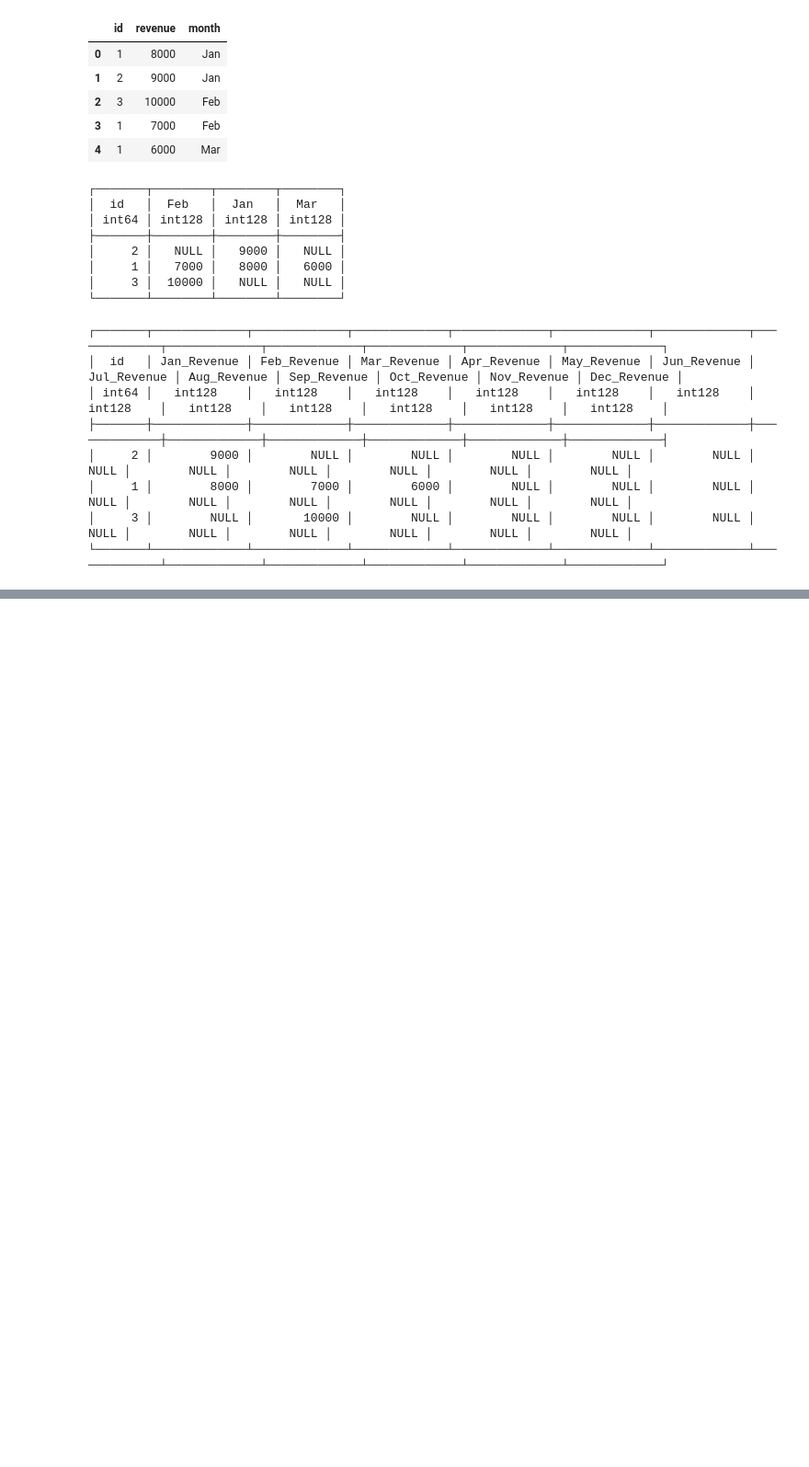
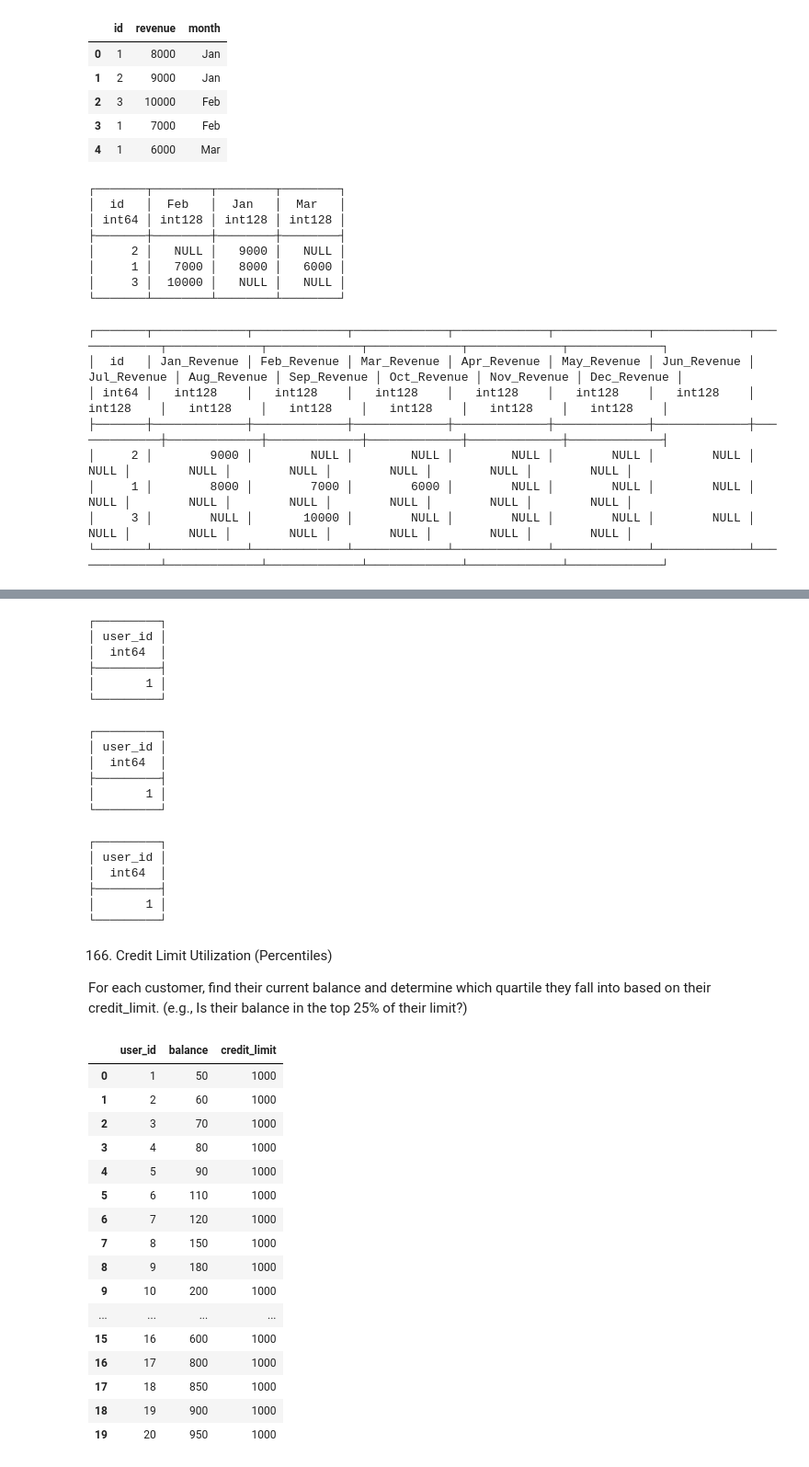
Before and after one commit to isaac-altair/SQL, a Jupyter notebook: Various_SQL_Exercises.ipynb, the cells around one changed output, grey strips where cells are left out. Shown at 92% size. Drawn from its saved outputs; the diff is of its cells as text; code cells hidden in the pictures; blank space fills up the shorter version.

```diff
--- a/Various_SQL_Exercises.ipynb
+++ b/Various_SQL_Exercises.ipynb
@@ -2261,0 +8510,79 @@ from Department group by id
+# %%
+duckdb.query("""
+with sub_query as (select user_id, txn_time, lag(txn_time, 1, Null) over(partition by user_id order by txn_time) as txn_time_lag_1, lag(txn_time, 2, Null) over(partition by user_id order by txn_time) as txn_time_lag_2 from logs),
+sub_sub_query as (select user_id, txn_time - txn_time_lag_1 as first_diff, txn_time_lag_1 - txn_time_lag_2 as second_diff from sub_query),
+sub_sub_sub_query as (select *, first_diff +  second_diff as sum_diff from sub_sub_query where second_diff is not Null)
+select distinct user_id from sub_sub_sub_query where MINUTE(sum_diff)  < 60
+""") # Can be simplified as we need to take difference between txn_time and lag(txn_time, 1, 0)
+# %% [output]
+┌─────────┐
+│ user_id │
+│  int64  │
+├─────────┤
+│       1 │
+└─────────┘
+# %%
+duckdb.query("""
+with sub_query as (select user_id, lag(txn_time, 0, Null) over(partition by user_id order by txn_time) as txn_time, lag(txn_time, 2, Null) over(partition by user_id order by txn_time) as txn_time_lag_2 from logs)
+select user_id from sub_query where txn_time_lag_2 is not Null and HOUR(txn_time - txn_time_lag_2) * 60 + MINUTE(txn_time - txn_time_lag_2) <= 60
+""")
+# %% [output]
+┌─────────┐
+│ user_id │
+│  int64  │
+├─────────┤
+│       1 │
+└─────────┘
+# %%
+duckdb.query("""
+SELECT user_id
+FROM (
+    SELECT user_id,
+           txn_time,
+           LAG(txn_time, 2) OVER(PARTITION BY user_id ORDER BY txn_time) as grand_lag
+    FROM logs
+) t
+WHERE (txn_time - grand_lag) <= INTERVAL '1 hour'
+""")
+# %% [output]
+┌─────────┐
+│ user_id │
+│  int64  │
+├─────────┤
+│       1 │
+└─────────┘
+# %% [markdown]
+166. Credit Limit Utilization (Percentiles)
+
+For each customer, find their current balance and determine which quartile they fall into based on their credit_limit. (e.g., Is their balance in the top 25% of their limit?)
+# %%
+import pandas as pd
+
+# Creating the 20-user dataset
+data = {
+    'user_id': range(1, 21),
+    'balance': [50, 60, 70, 80, 90, 110, 120, 150, 180, 200,
+                210, 220, 240, 300, 450, 600, 800, 850, 900, 950],
+    'credit_limit': [1000] * 20
+}
+accounts = pd.DataFrame(data)
+
+accounts
+# %% [output]
+|  | user_id | balance | credit_limit |
+| 0 | 1 | 50 | 1000 |
+| 1 | 2 | 60 | 1000 |
+| 2 | 3 | 70 | 1000 |
+| 3 | 4 | 80 | 1000 |
+| 4 | 5 | 90 | 1000 |
+| 5 | 6 | 110 | 1000 |
+| 6 | 7 | 120 | 1000 |
+| 7 | 8 | 150 | 1000 |
+| 8 | 9 | 180 | 1000 |
+| 9 | 10 | 200 | 1000 |
+| ... | ... | ... | ... |
+| 15 | 16 | 600 | 1000 |
+| 16 | 17 | 800 | 1000 |
+| 17 | 18 | 850 | 1000 |
+| 18 | 19 | 900 | 1000 |
+| 19 | 20 | 950 | 1000 |
```
Also changed, not shown: parts of 413 cells of this notebook.
